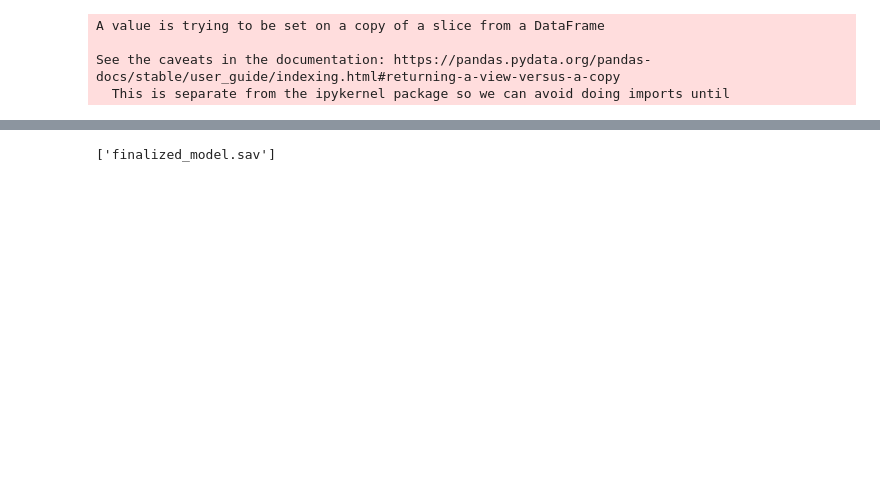
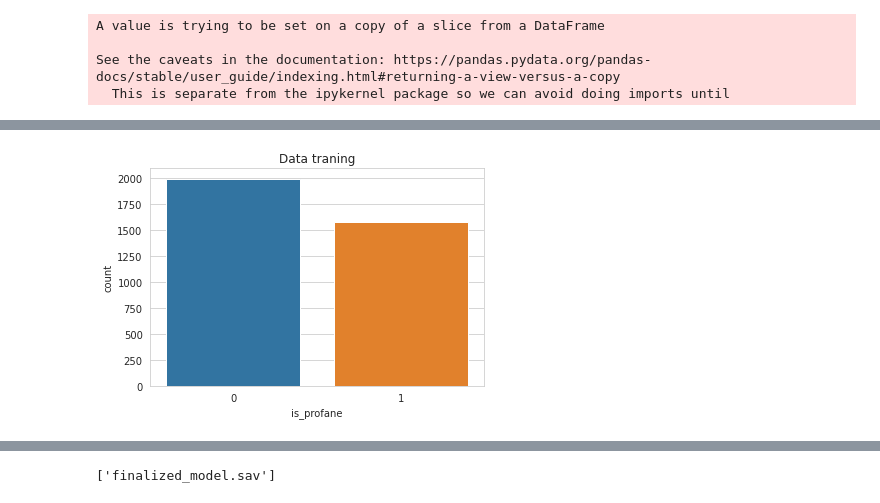
Before and after one commit to ducvuuit/CS114.K21.KHTN, a Jupyter notebook: FinalProjectML/final.ipynb, the cells around one changed output, grey strips where cells are left out. Cells and saved outputs as stored; diff of their text form; code cells hidden in the pictures; blank space fills up the shorter version.

```diff
--- a/FinalProjectML/final.ipynb
+++ b/FinalProjectML/final.ipynb
@@ -213,0 +170,7 @@ weighted avg       0.84      0.84      0.84      2458
+# %%
+%matplotlib inline
+sns.set_style("whitegrid")
+sns.countplot(trainY).set_title('Data traning')
+plt.show()
+# %% [output]
+[figure, added]
```
Also changed, not shown: parts of 28 cells of this notebook.
